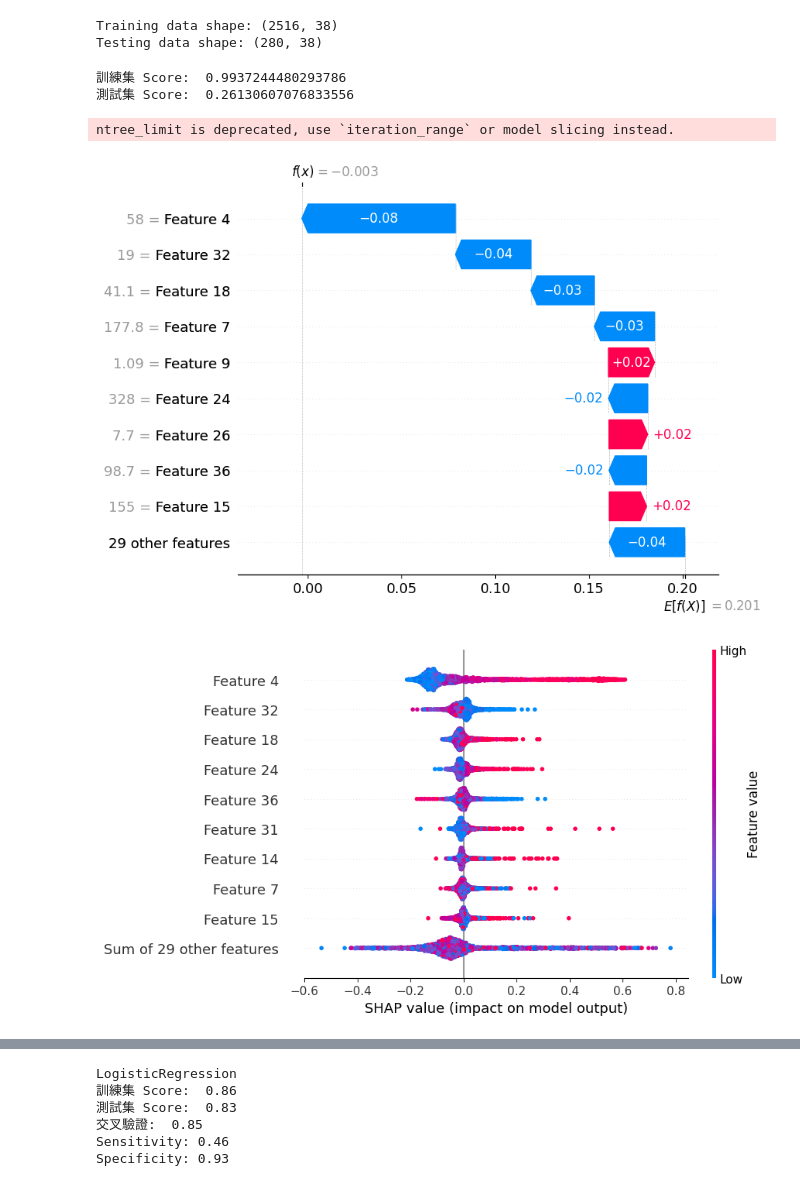
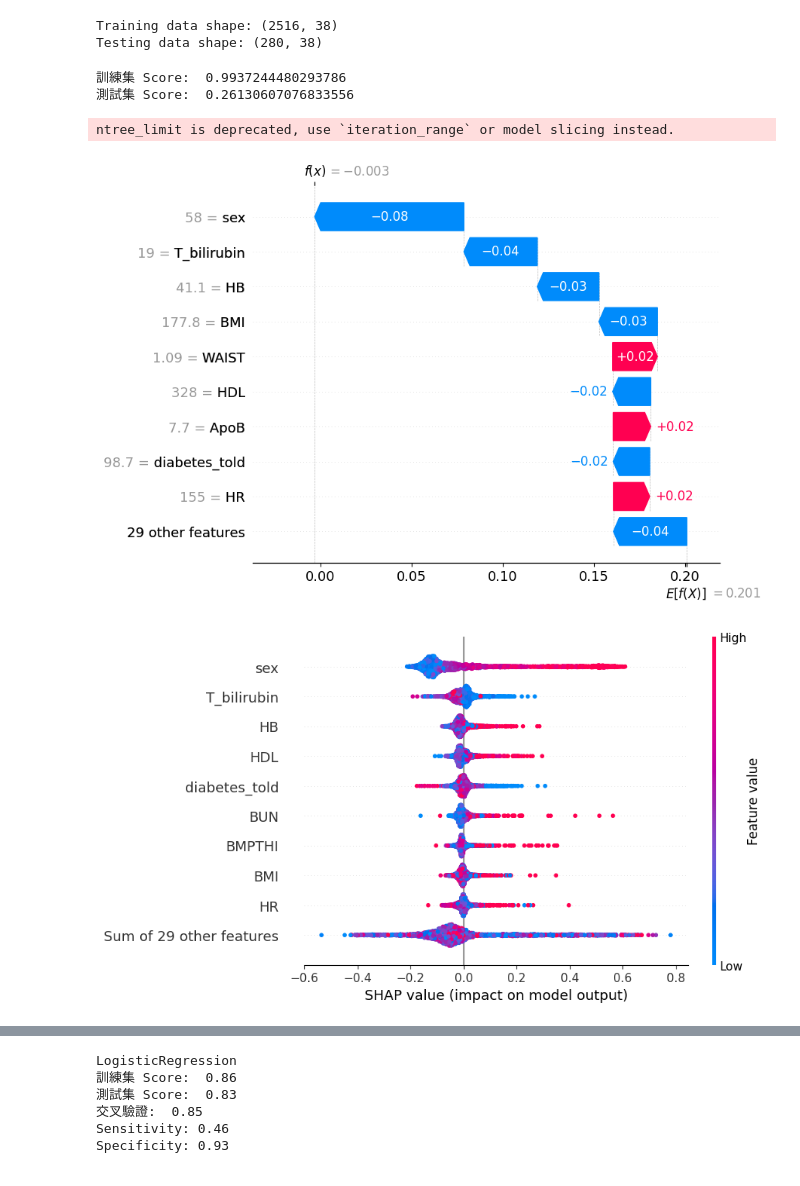
Before and after one commit to rainday1029/GHPIM_med, a Jupyter notebook: GHPIM.ipynb, the cells around one changed output, grey strips where cells are left out. Cells and saved outputs as stored; diff of their text form; code cells hidden in the pictures.

```diff
--- a/GHPIM.ipynb
+++ b/GHPIM.ipynb
@@ -73,33 +84,34 @@ Testing data shape: (280, 38)
 # %%
 from xgboost import XGBRegressor
 import shap
 
 
 
 xgboostModel = XGBRegressor()
 
 xgboostModel.fit(X_train, y_train)
 
 predicted = xgboostModel.predict(X_train)
 
 print("訓練集 Score: ", xgboostModel.score(X_train,y_train))
 print("測試集 Score: ", xgboostModel.score(X_test,y_test))
 
 
-explainer = shap.Explainer(xgboostModel)
+explainer = shap.Explainer(xgboostModel,feature_names=df.columns)
 shap_values = explainer(X_train)
+
 shap.plots.waterfall(shap_values[0])
 # %% [output]
 訓練集 Score:  0.9937244480293786
 測試集 Score:  0.26130607076833556
 ntree_limit is deprecated, use `iteration_range` or model slicing instead.
-[figure, old version]
+[figure, new version]
 # %%
 # shap.plots.force(explainer.expected_value, shap_values.values,shap_values.data)
 # %%
 shap.plots.beeswarm(shap_values)
 # %% [output]
-[figure, old version]
+[figure, new version]
 # %%
 shap.plots.bar(shap_values)
 # %% [output]
```
Also changed, not shown: parts of 4 cells of this notebook.
